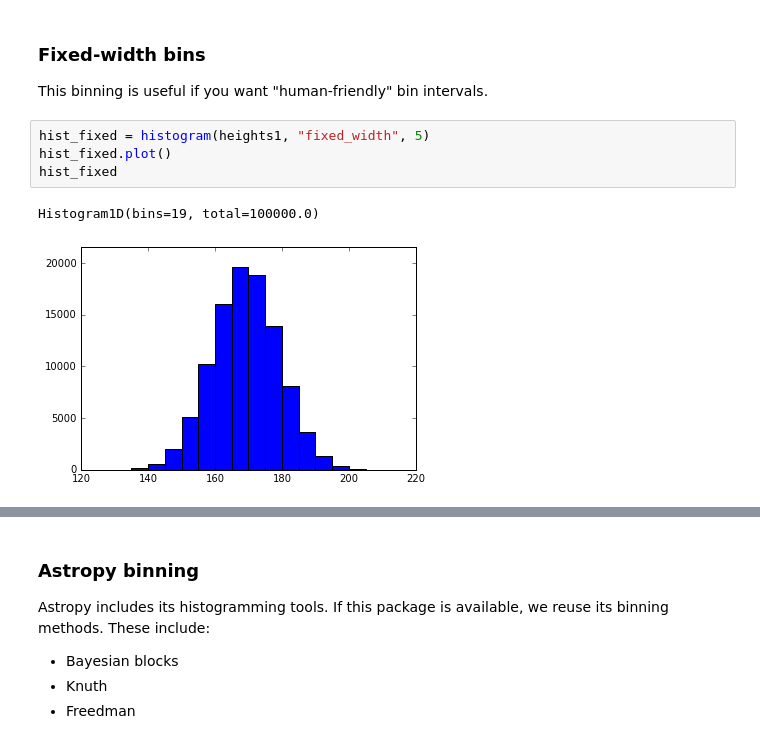
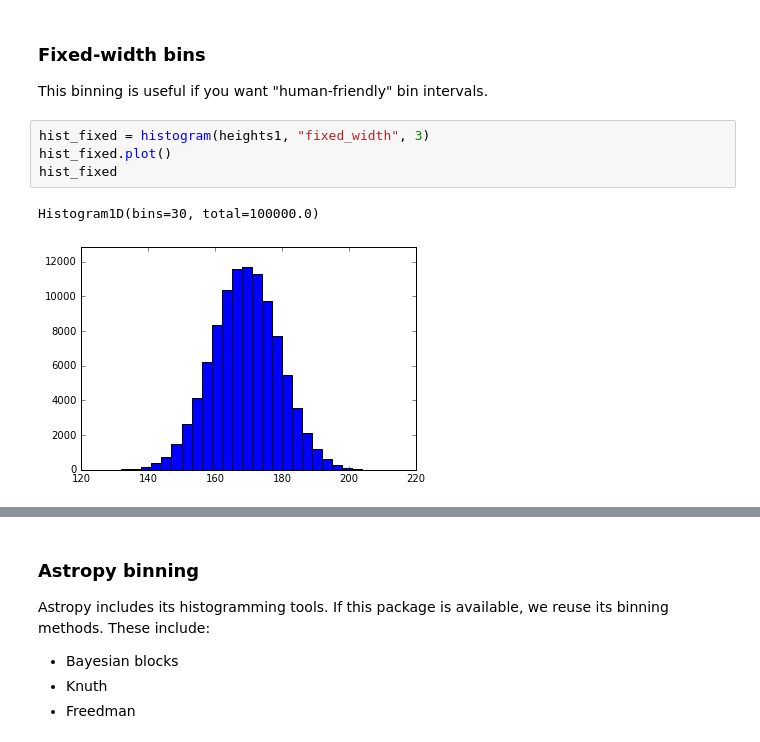
Before and after one commit to janpipek/physt, a Jupyter notebook: doc/Binning.ipynb, the cells around one changed output, grey strips where cells are left out. Cells and saved outputs as stored; diff of their text form.

```diff
--- a/doc/Binning.ipynb
+++ b/doc/Binning.ipynb
@@ -91,9 +91,9 @@ axis.legend(loc=2);
 
 This binning is useful if you want "human-friendly" bin intervals.
 # %%
-hist_fixed = histogram(heights1, "fixed_width", 5)
+hist_fixed = histogram(heights1, "fixed_width", 3)
 hist_fixed.plot()
 hist_fixed
 # %% [output]
-Histogram1D(bins=19, total=100000.0)
+Histogram1D(bins=30, total=100000.0)
-[figure, old version]
+[figure, new version]
```
Also changed, not shown: parts of 8 cells of this notebook, 1 other file.
